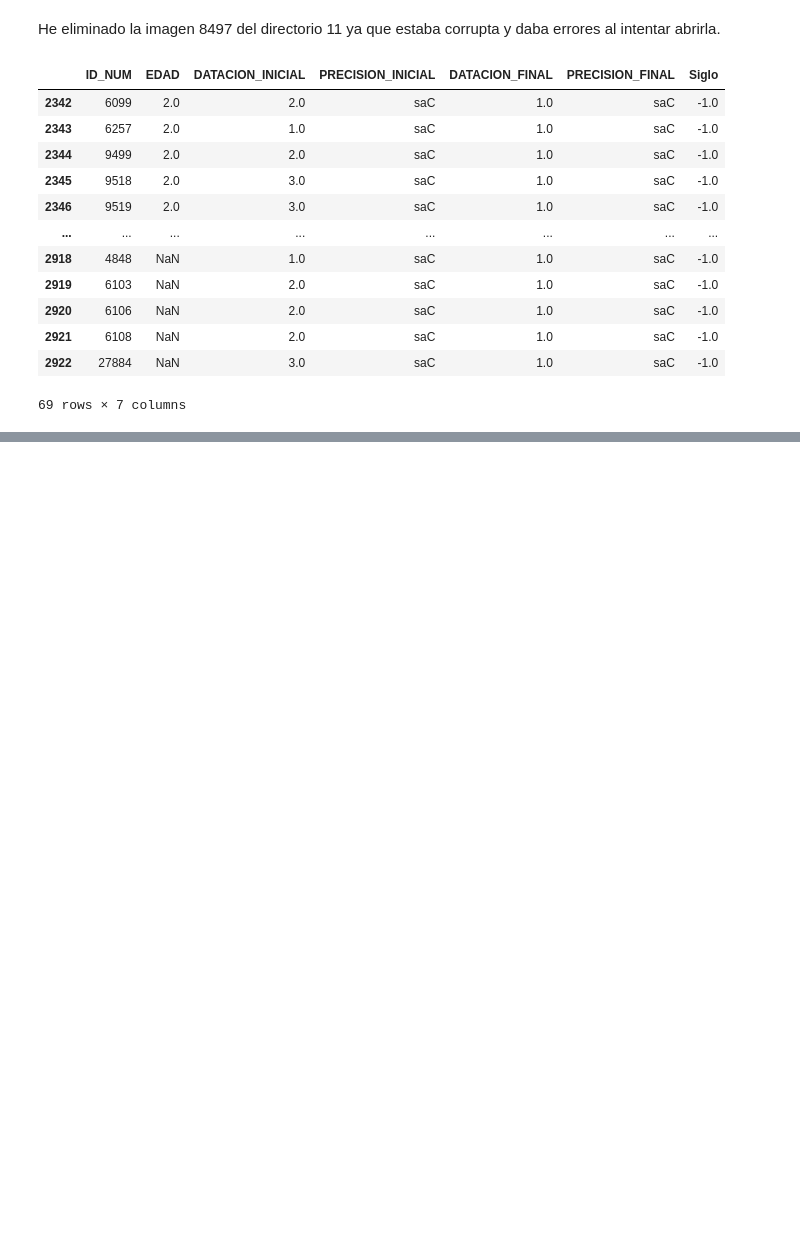
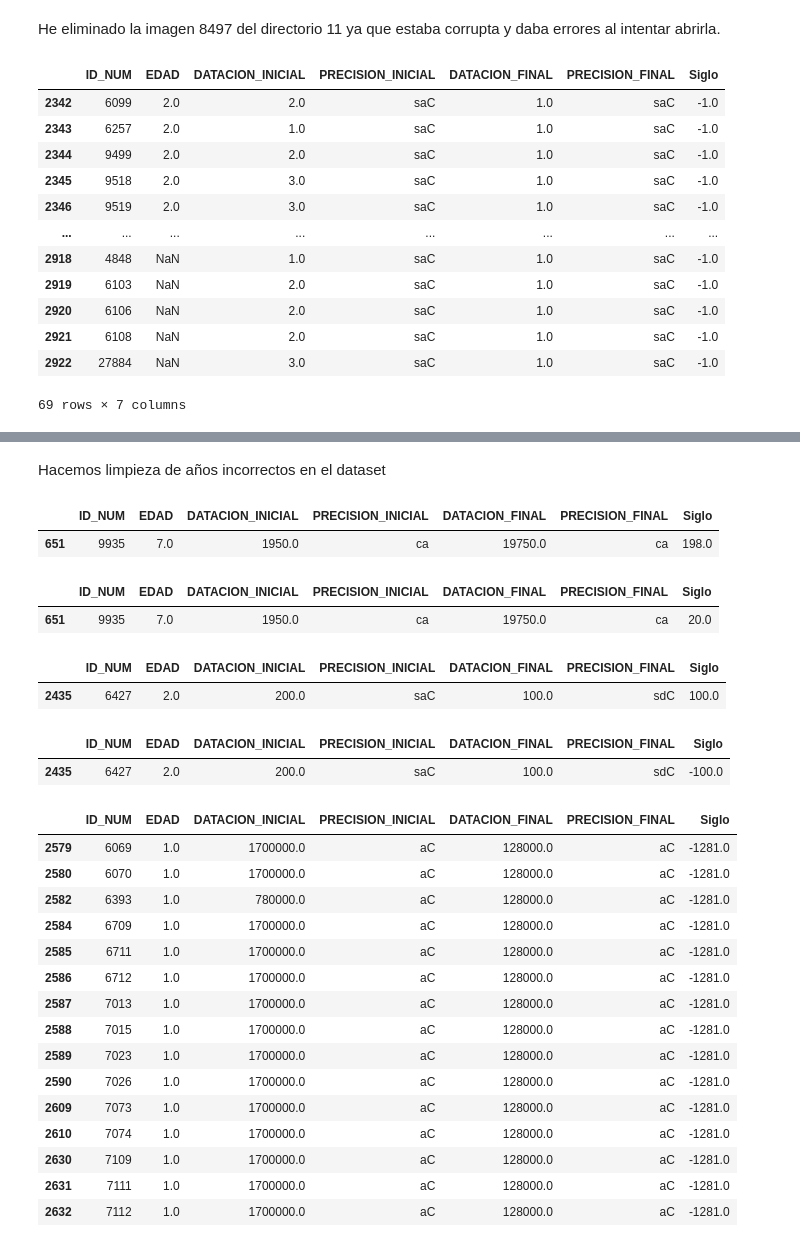
Before and after one commit to IA2021UR/trabajo-ia-en-la-comunidad-de-la-rioja-equipo-10, a Jupyter notebook: Trabajo.ipynb, the cells around one changed output, grey strips where cells are left out. Drawn from its saved outputs; the diff is of its cells as text; code cells hidden in the pictures; blank space fills up the shorter version.

```diff
--- a/Trabajo.ipynb
+++ b/Trabajo.ipynb
@@ -170,7 +169,7 @@ def siglo(DATACION_INICIAL, PRECISION_INICIAL, DATACION_FINAL, PRECISION_FINAL):
         return DATACION_INICIAL
 
   elif (PRECISION_FINAL == 'aC'):
-    return - truncate(DATACION_FINAL / 100,0)
+    return - truncate(DATACION_FINAL / 100 + 1, 0)
 
   elif (PRECISION_FINAL == 's'):
     if (not math.isnan(DATACION_FINAL)):
@@ -207,7 +206,7 @@ def siglo(DATACION_INICIAL, PRECISION_INICIAL, DATACION_FINAL, PRECISION_FINAL):
         return DATACION_INICIAL
 
   elif (PRECISION_INICIAL == 'aC'):
-    return - truncate(DATACION_INICIAL / 100,0)
+    return - truncate(DATACION_INICIAL / 100 + 1,0)
 
   elif (PRECISION_INICIAL == 's'):
     if (not math.isnan(DATACION_INICIAL)):
@@ -249,0 +293,45 @@ True
+# %% [markdown]
+Hacemos limpieza de años incorrectos en el dataset
+# %%
+df[df['Siglo']== 198]
+# %% [output]
+|  | ID_NUM | EDAD | DATACION_INICIAL | PRECISION_INICIAL | DATACION_FINAL | PRECISION_FINAL | Siglo |
+| 651 | 9935 | 7.0 | 1950.0 | ca | 19750.0 | ca | 198.0 |
+# %%
+df['Siglo'].replace({198 : 20}, inplace = True)
+# %%
+df[df['ID_NUM']== 9935]
+# %% [output]
+|  | ID_NUM | EDAD | DATACION_INICIAL | PRECISION_INICIAL | DATACION_FINAL | PRECISION_FINAL | Siglo |
+| 651 | 9935 | 7.0 | 1950.0 | ca | 19750.0 | ca | 20.0 |
+# %%
+df[df['Siglo']== 100]
+# %% [output]
+|  | ID_NUM | EDAD | DATACION_INICIAL | PRECISION_INICIAL | DATACION_FINAL | PRECISION_FINAL | Siglo |
+| 2435 | 6427 | 2.0 | 200.0 | saC | 100.0 | sdC | 100.0 |
+# %%
+df['Siglo'].replace({100 : -100}, inplace = True)
+# %%
+df[df['ID_NUM']== 6427]
+# %% [output]
+|  | ID_NUM | EDAD | DATACION_INICIAL | PRECISION_INICIAL | DATACION_FINAL | PRECISION_FINAL | Siglo |
+| 2435 | 6427 | 2.0 | 200.0 | saC | 100.0 | sdC | -100.0 |
+# %%
+df[df['Siglo']== -1281]
+# %% [output]
+|  | ID_NUM | EDAD | DATACION_INICIAL | PRECISION_INICIAL | DATACION_FINAL | PRECISION_FINAL | Siglo |
+| 2579 | 6069 | 1.0 | 1700000.0 | aC | 128000.0 | aC | -1281.0 |
+| 2580 | 6070 | 1.0 | 1700000.0 | aC | 128000.0 | aC | -1281.0 |
+| 2582 | 6393 | 1.0 | 780000.0 | aC | 128000.0 | aC | -1281.0 |
+| 2584 | 6709 | 1.0 | 1700000.0 | aC | 128000.0 | aC | -1281.0 |
+| 2585 | 6711 | 1.0 | 1700000.0 | aC | 128000.0 | aC | -1281.0 |
+| 2586 | 6712 | 1.0 | 1700000.0 | aC | 128000.0 | aC | -1281.0 |
+| 2587 | 7013 | 1.0 | 1700000.0 | aC | 128000.0 | aC | -1281.0 |
+| 2588 | 7015 | 1.0 | 1700000.0 | aC | 128000.0 | aC | -1281.0 |
+| 2589 | 7023 | 1.0 | 1700000.0 | aC | 128000.0 | aC | -1281.0 |
+| 2590 | 7026 | 1.0 | 1700000.0 | aC | 128000.0 | aC | -1281.0 |
+| 2609 | 7073 | 1.0 | 1700000.0 | aC | 128000.0 | aC | -1281.0 |
+| 2610 | 7074 | 1.0 | 1700000.0 | aC | 128000.0 | aC | -1281.0 |
+| 2630 | 7109 | 1.0 | 1700000.0 | aC | 128000.0 | aC | -1281.0 |
+| 2631 | 7111 | 1.0 | 1700000.0 | aC | 128000.0 | aC | -1281.0 |
+| 2632 | 7112 | 1.0 | 1700000.0 | aC | 128000.0 | aC | -1281.0 |
```
Also changed, not shown: parts of 9 cells of this notebook.
